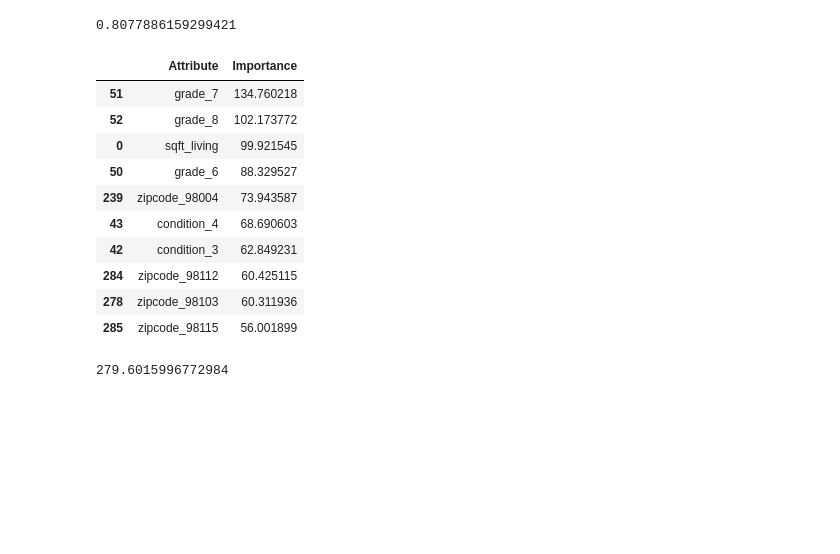
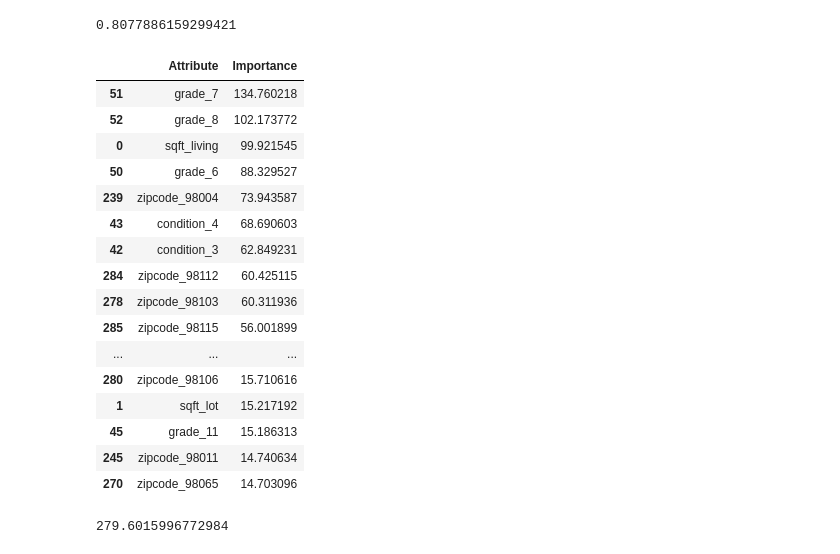
Before and after one commit to dsteffya/Ironhack_midterm_project_BR_DS, a Jupyter notebook: 211116_Modelling.ipynb, the cells around one changed output. Saved outputs shown, nothing was run; the diff lists cells and outputs as text; code cells hidden in the pictures; blank space fills up the shorter version.

```diff
--- a/211116_Modelling.ipynb
+++ b/211116_Modelling.ipynb
@@ -320,8 +323,3 @@ x_train
 | 16381 | 1070 | 9000 | 0 | 0 | 0 | 0 | 1 | 0 | ... |
 | 6551 | 940 | 8384 | 0 | 0 | 0 | 1 | 0 | 0 | ... |
 15016 rows × 306 columns
-# %%
-# Standardize
-std_scaler=StandardScaler().fit(x_train)
-
-x_train_scaled=std_scaler.transform(x_train)
@@ -501,19 +481,25 @@ features_importances = pd.DataFrame(data={
 })
 features_importances = features_importances.sort_values(by='Importance', ascending=False)
 # %%
-features_importances.head(10)
+features_importances.head(50)
 # %% [output]
 |  | Attribute | Importance |
 | 51 | grade_7 | 134.760218 |
 | 52 | grade_8 | 102.173772 |
 | 0 | sqft_living | 99.921545 |
 | 50 | grade_6 | 88.329527 |
 | 239 | zipcode_98004 | 73.943587 |
 | 43 | condition_4 | 68.690603 |
 | 42 | condition_3 | 62.849231 |
 | 284 | zipcode_98112 | 60.425115 |
 | 278 | zipcode_98103 | 60.311936 |
 | 285 | zipcode_98115 | 56.001899 |
+| ... | ... | ... |
+| 280 | zipcode_98106 | 15.710616 |
+| 1 | sqft_lot | 15.217192 |
+| 45 | grade_11 | 15.186313 |
+| 245 | zipcode_98011 | 14.740634 |
+| 270 | zipcode_98065 | 14.703096 |
 # %%
 #Lasso modelling
 lasso_model = Lasso().fit(x_train,y_train)
```
Also changed, not shown: parts of 7 cells of this notebook.
